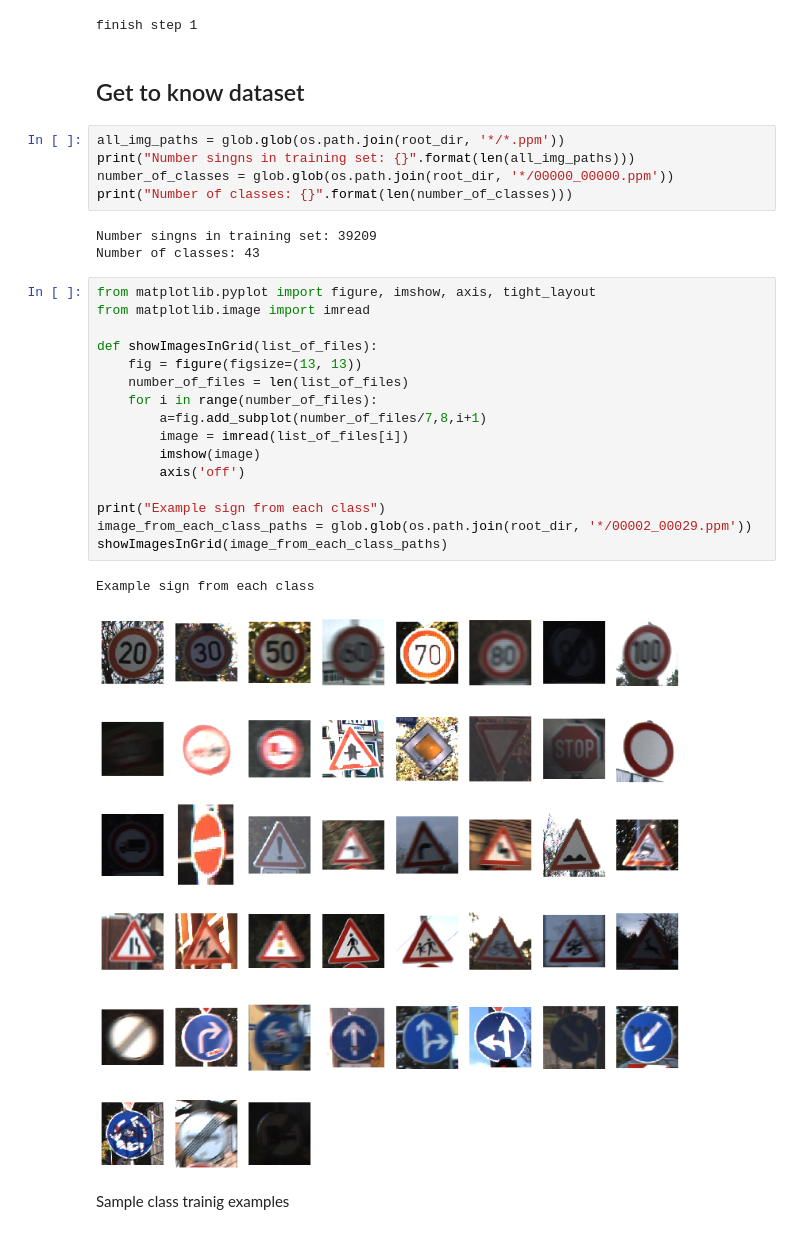
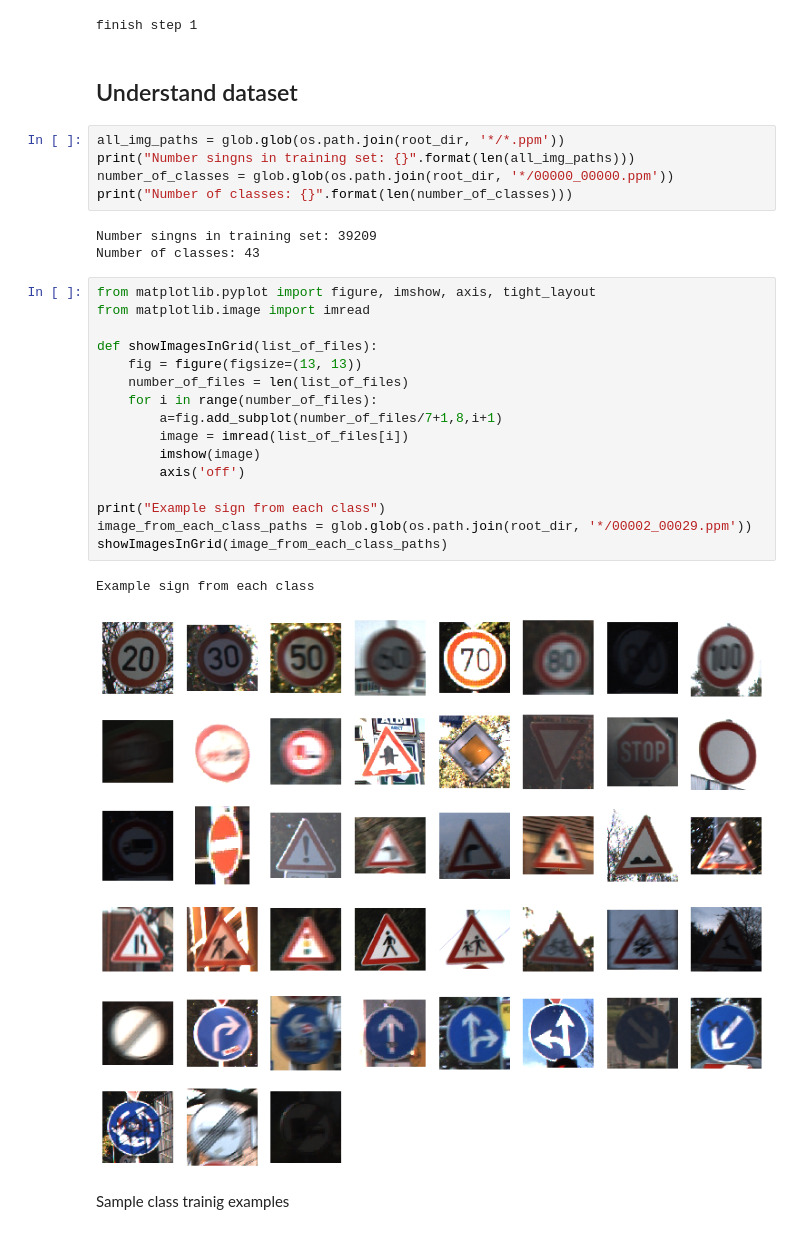
Before and after one commit to bogus1aw/trafic-signs-recognition, a Jupyter notebook: Traffic Sign Classification with examples.ipynb, the cells around one changed output. Drawn from its saved outputs; the diff is of its cells as text.

```diff
--- a/Traffic Sign Classification with examples.ipynb
+++ b/Traffic Sign Classification with examples.ipynb
@@ -42,7 +42,7 @@ print("finish step 1")
 # %% [output]
 finish step 1
 # %% [markdown]
-## Get to know dataset
+## Understand dataset
 # %%
 all_img_paths = glob.glob(os.path.join(root_dir, '*/*.ppm'))
 print("Number singns in training set: {}".format(len(all_img_paths)))
@@ -54,22 +54,22 @@ Number of classes: 43
 # %%
 from matplotlib.pyplot import figure, imshow, axis, tight_layout
 from matplotlib.image import imread
 
 def showImagesInGrid(list_of_files):
     fig = figure(figsize=(13, 13))
     number_of_files = len(list_of_files)
     for i in range(number_of_files):
-        a=fig.add_subplot(number_of_files/7,8,i+1)
+        a=fig.add_subplot(number_of_files/7+1,8,i+1)
         image = imread(list_of_files[i])
         imshow(image)
         axis('off')
 
 print("Example sign from each class")
 image_from_each_class_paths = glob.glob(os.path.join(root_dir, '*/00002_00029.ppm'))
 showImagesInGrid(image_from_each_class_paths)
 # %% [output]
 Example sign from each class
-[figure, old version]
+[figure, new version]
 # %% [markdown]
 Sample class trainig examples
 # %%
```
Also changed, not shown: parts of 16 cells of this notebook.
